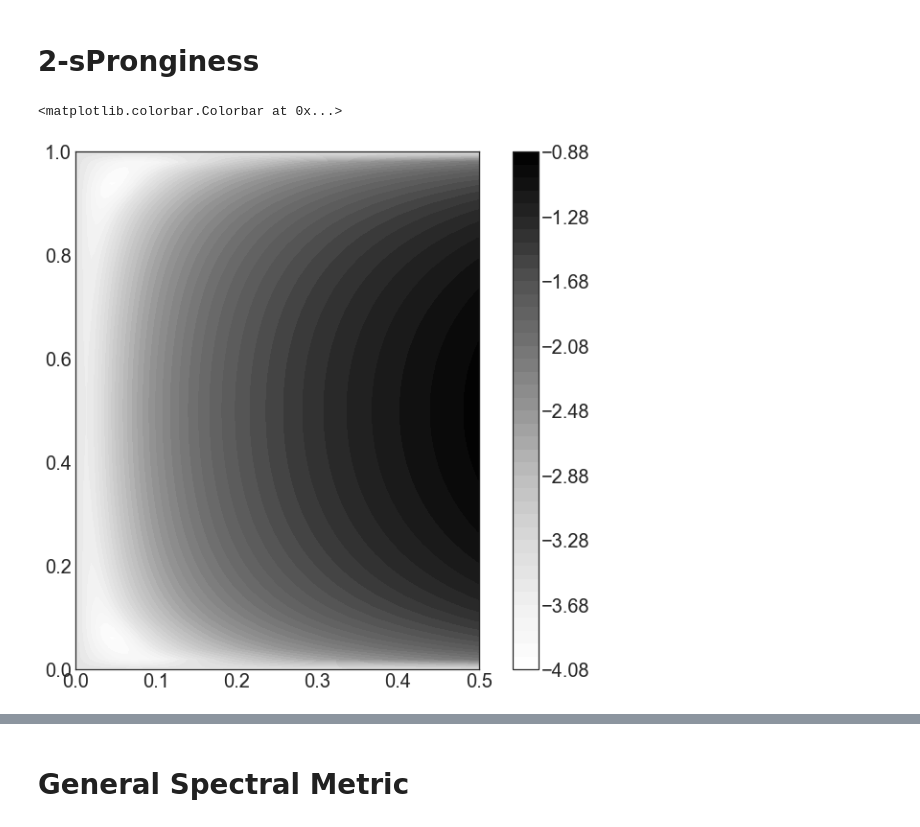
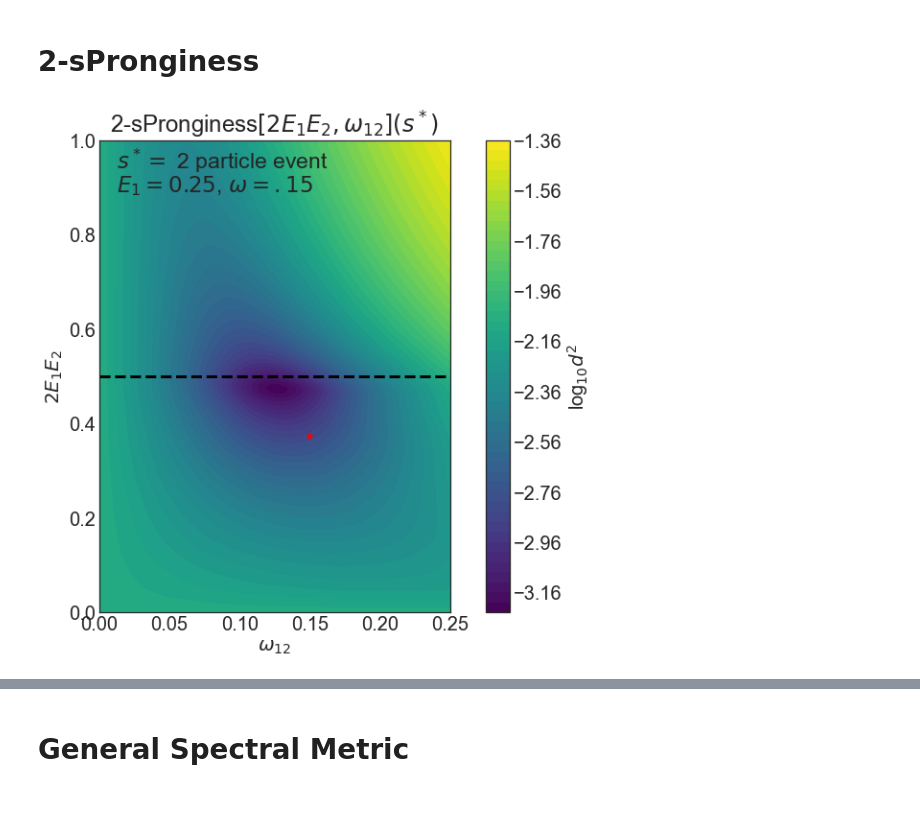
Before and after one commit to rikab/SPECTER, a Jupyter notebook: tests.ipynb, the cells around one changed output, grey strips where cells are left out. Cells and saved outputs as stored; diff of their text form; code cells hidden in the pictures.

```diff
--- a/tests.ipynb
+++ b/tests.ipynb
@@ -59,13 +59,16 @@ In code, an event with $N$ particles will be represented in spectral representat
 TODO: numpy padding / jagged arrays
 # %%
 # TODO: my SHAPER representation of events is somewhat inefficient. do over.
-def compute_spectral_representation(event, pad = 125, omega_max = 2):
+def compute_spectral_representation(event, pad = 125, omega_max = 2, type = "event"):
 
     points, zs = event[0], event[1]
     euclidean_distance_squared = np.sum(np.square(points[:, None, :] - points[None, :, :]), axis=-1)
 
     # Upper Triangle Matrices
-    omega_ij = np.triu(euclidean_distance_squared / 2)
+    if type == "event":
+        omega_ij = np.triu(euclidean_distance_squared / 2)
+    elif type == "jet":
+        omega_ij = np.triu(np.sqrt(euclidean_distance_squared ))
     ee_ij = np.triu(zs[:,None] * zs[None,:])
     ee2 = np.trace(ee_ij)
 
@@ -195,0 +192,13 @@ print(ds2(s, s))
+# %%
+# SANITY CHECKS
+from tqdm import tqdm
+
+s = compute_spectral_representation(example_event)
+EMDs = []
+for e1 in tqdm(dataset):
+    for e2 in dataset:
+
+        s1 = compute_spectral_representation(e1)
+        s2 = compute_spectral_representation(e2)
+        EMDs.append(ds2(s1, s2))
+EMDs = np.array(EMDs)
@@ -197,26 +213,39 @@ print(ds2(s, s))
 # 2-sPronginess
 # %%
 # 2-sPronginess
+plt.rcParams.update({'font.size': 20})
+fig, ax = plt.subplots(constrained_layout=True, figsize=(8, 8))
+
 
 es = np.linspace(0,1, 100)
-omegas = np.linspace(0,.5, 100)
+omegas = np.linspace(0,.25, 100)
 Es, Omegas = np.meshgrid(es, omegas)
 EMDs = np.zeros_like(Es)
 
 for (i, e) in enumerate(es):
     for (j, omega) in enumerate(omegas):
 
+        e1 = 0.25
+        omega1 = 0.15
+        s1 =  np.array((   (0, 1 - 2*(e1*(1-e1))), (omega1, 2 * e1 * (1-e1)),     ))
 
-        s2 = np.array((   (0, 1 - 2*(e*(1-e))), (omega, 2 * e * (1-e)),     ))
+        s2 = np.array((   (0, 1 - e), (omega, e),     ))
         d = ds2(s, s2)
         EMDs[j,i] = d
 
 
  # Weird plot
-plt.rcParams.update({'font.size': 20})
-fig, ax = plt.subplots(constrained_layout=True, figsize=(8, 8))
-plt.contourf(Omegas, Es, np.log10(EMDs), levels = 50)
-plt.colorbar()
+
+plt.contourf(Omegas, Es, np.log10(EMDs), levels = 50, cmap = "viridis")
+cbar = plt.colorbar()
+plt.title("2-sPronginess$[2E_1E_2, \omega_{12}](s^*)$")
+plt.ylabel("$2E_1 E_2$")
+plt.xlabel("$\omega_{12}$")
+plt.text(0.05, 0.99 - 0.05*1, r"$s^*=$ 2 particle event", fontsize = 23, transform = plt.gca().transAxes)
+plt.text(0.05, 0.99 - 0.05*2, r"$E_1 = 0.25$, $\omega = .15$", fontsize = 23, transform = plt.gca().transAxes)
+plt.axhline(0.5, color = "black", lw = 3, ls = "--")
+plt.scatter(omega1,2*e1*(1-e1), s = 50, color = "red", marker = "*")
+
+cbar.set_label("log$_{10}d^2$")
 # %% [output]
-<matplotlib.colorbar.Colorbar at 0x...>
-[figure, old version]
+[figure, new version]
```
Also changed, not shown: parts of 6 cells of this notebook.
